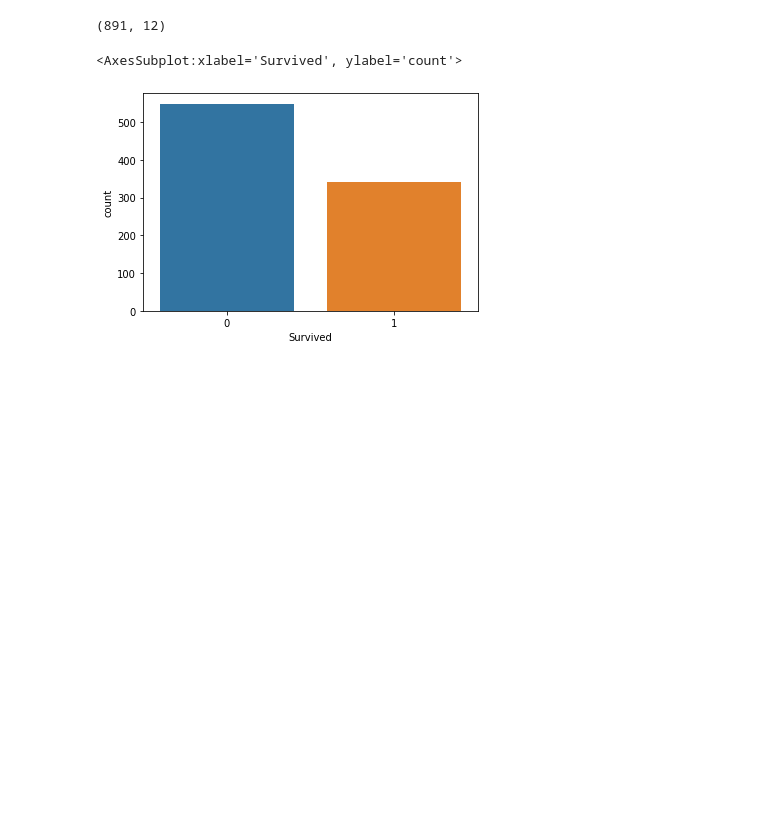
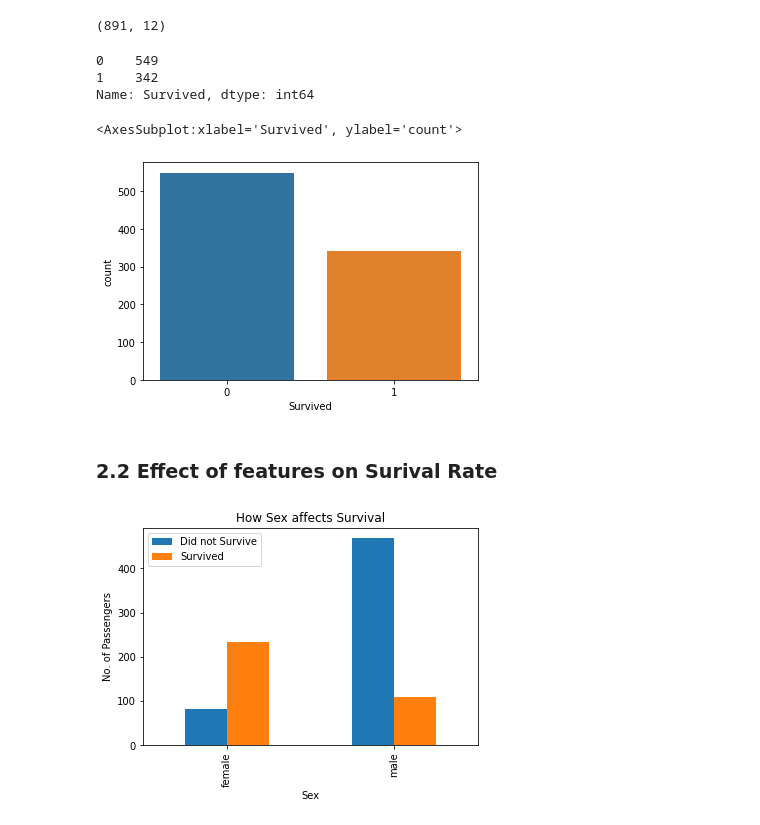
Before and after one commit to harshulkuhar/titanic-survival, a Jupyter notebook: titanic_survival_prediction.ipynb, the cells around one changed output. Drawn from its saved outputs; the diff is of its cells as text; code cells hidden in the pictures; blank space fills up the shorter version.

Commit message:
EDA : added effects of certain features on outcome

```diff
--- a/titanic_survival_prediction.ipynb
+++ b/titanic_survival_prediction.ipynb
@@ -29,10 +31,28 @@ df.shape
 (891, 12)
 # %%
 # Check the distribution of classifications
-df['Survived'].value_counts()
+print(df['Survived'].value_counts())
 
 # Visualize the above distribution
 sns.countplot(df['Survived'], label='count')
 # %% [output]
-<AxesSubplot:xlabel='Survived', ylabel='count'>
+0    549
+1    342
+Name: Survived, dtype: int64
+<AxesSubplot:xlabel='Survived', ylabel='count'>
 [figure]
+# %% [markdown]
+### 2.2 Effect of features on Surival Rate
+# %%
+# Sex on Survival
+def sex_vs_survival_graph():
+    tab = pd.crosstab(df['Sex'], df['Survived'])
+    tab.columns = ['Did not Survive', 'Survived']
+
+    graph = tab.plot(y=['Did not Survive', 'Survived'], kind='bar')
+    graph.set_ylabel('No. of Passengers')
+    graph.set_title('How Sex affects Survival')
+
+sex_vs_survival_graph()
+# %% [output]
+[figure, added]
```
Also changed, not shown: parts of 15 cells of this notebook, 1 other file.
